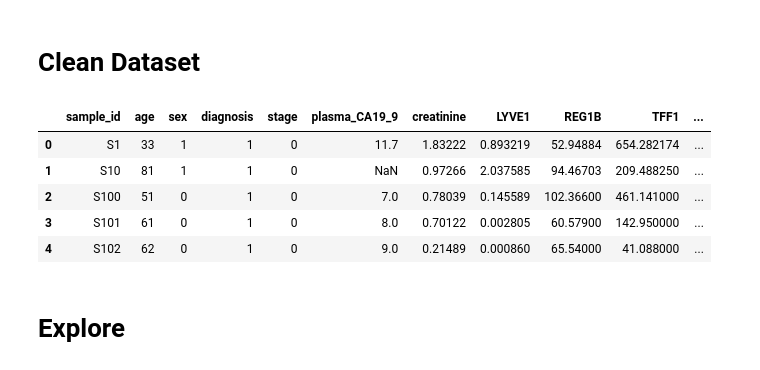
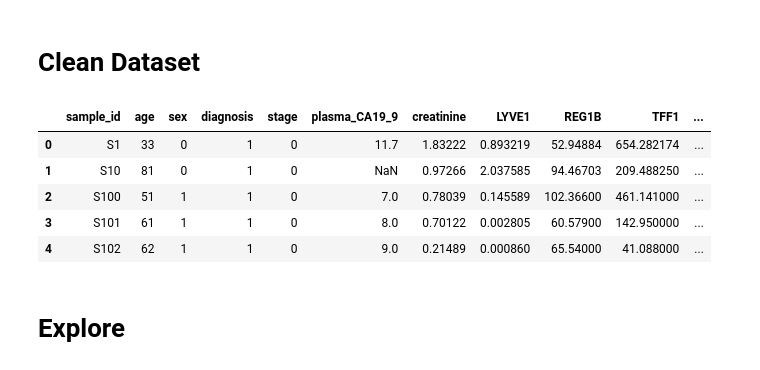
Before and after one commit to WillMc93/Kaggle-Bioassay-Datasets, a Jupyter notebook: Analysis.ipynb, the cells around one changed output. Drawn from its saved outputs; the diff is of its cells as text; code cells hidden in the pictures.

```diff
--- a/Analysis.ipynb
+++ b/Analysis.ipynb
@@ -37,33 +45,35 @@ display(df_orig)
 # %%
 df_clean = df_orig.copy()
 
 # Replace NaNs in 'stage' with 0 (no cancer)
-df_clean[['stage']] = df_clean[['stage']].fillna(value=0)
+df_clean[['stage']] = df_clean[['stage']].fillna(value='0')
+
+# Transform 'stage' into into numerical labels
+stage_encoder = LabelEncoder()
+stage_encoder.fit(df_clean['stage'].unique())
+df_clean['stage'] = stage_encoder.transform(df_clean['stage'])
 
 # Drop the 'benign_sample_diagnosis' (let's just figure out if it is cancer or not)
 df_clean = df_clean.drop(labels='benign_sample_diagnosis', axis=1)
 
 # Drop 'patient_cohort'
 df_clean = df_clean.drop(labels='patient_cohort', axis=1)
 
 # Drop 'sample_origin'
 df_clean = df_clean.drop(labels='sample_origin', axis=1)
 
-# Transform stage into numbers (0 . . 4)
-stages = {0: 0, 'I': 1, 'IA': 1, 'IB': 1, 'II': 2, 'IIA': 2, 'IIB': 2, 'III': 3, 'IV': 4}
-df_clean['stage'] = df_clean['stage'].transform(lambda x: stages[x])
-
-# Tranform sex in to 0(male); 1(female)
-sexes = {'M': 0, 'F': 1}
-df_clean['sex'] = df_clean['sex'].transform(lambda x: sexes[x])
+# Tranform 'sex' into numerical labelsl
+sex_encoder = LabelEncoder()
+sex_encoder.fit(df_clean['sex'].unique())
+df_clean['sex'] = sex_encoder.transform(df_clean['sex'])
 
 df_clean.head()
 # %% [output]
 |  | sample_id | age | sex | diagnosis | stage | plasma_CA19_9 | creatinine | LYVE1 | REG1B | TFF1 | ... |
-| 0 | S1 | 33 | 1 | 1 | 0 | 11.7 | 1.83222 | 0.893219 | 52.94884 | 654.282174 | ... |
-| 1 | S10 | 81 | 1 | 1 | 0 | NaN | 0.97266 | 2.037585 | 94.46703 | 209.488250 | ... |
-| 2 | S100 | 51 | 0 | 1 | 0 | 7.0 | 0.78039 | 0.145589 | 102.36600 | 461.141000 | ... |
-| 3 | S101 | 61 | 0 | 1 | 0 | 8.0 | 0.70122 | 0.002805 | 60.57900 | 142.950000 | ... |
-| 4 | S102 | 62 | 0 | 1 | 0 | 9.0 | 0.21489 | 0.000860 | 65.54000 | 41.088000 | ... |
+| 0 | S1 | 33 | 0 | 1 | 0 | 11.7 | 1.83222 | 0.893219 | 52.94884 | 654.282174 | ... |
+| 1 | S10 | 81 | 0 | 1 | 0 | NaN | 0.97266 | 2.037585 | 94.46703 | 209.488250 | ... |
+| 2 | S100 | 51 | 1 | 1 | 0 | 7.0 | 0.78039 | 0.145589 | 102.36600 | 461.141000 | ... |
+| 3 | S101 | 61 | 1 | 1 | 0 | 8.0 | 0.70122 | 0.002805 | 60.57900 | 142.950000 | ... |
+| 4 | S102 | 62 | 1 | 1 | 0 | 9.0 | 0.21489 | 0.000860 | 65.54000 | 41.088000 | ... |
 # %% [markdown]
 # Explore
```
Also changed, not shown: parts of 18 cells of this notebook.
